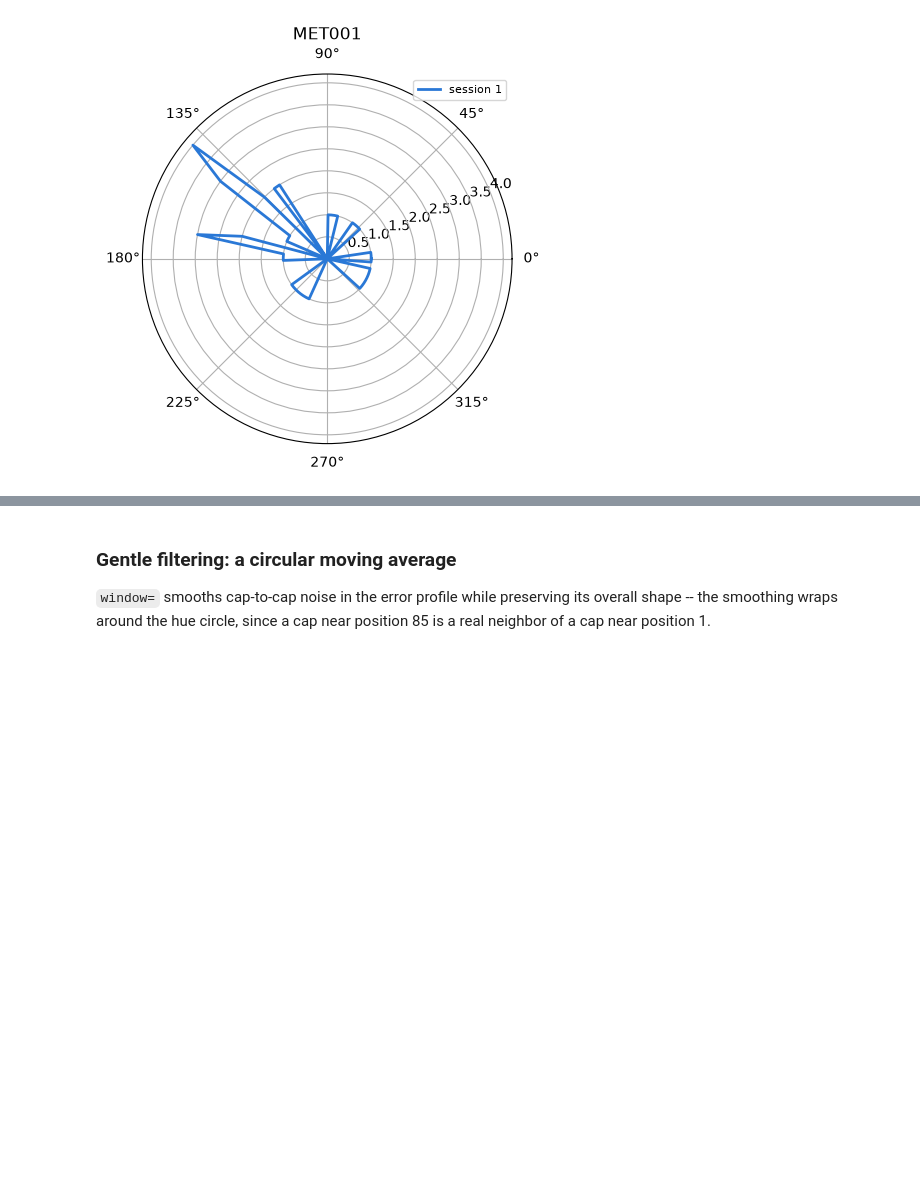
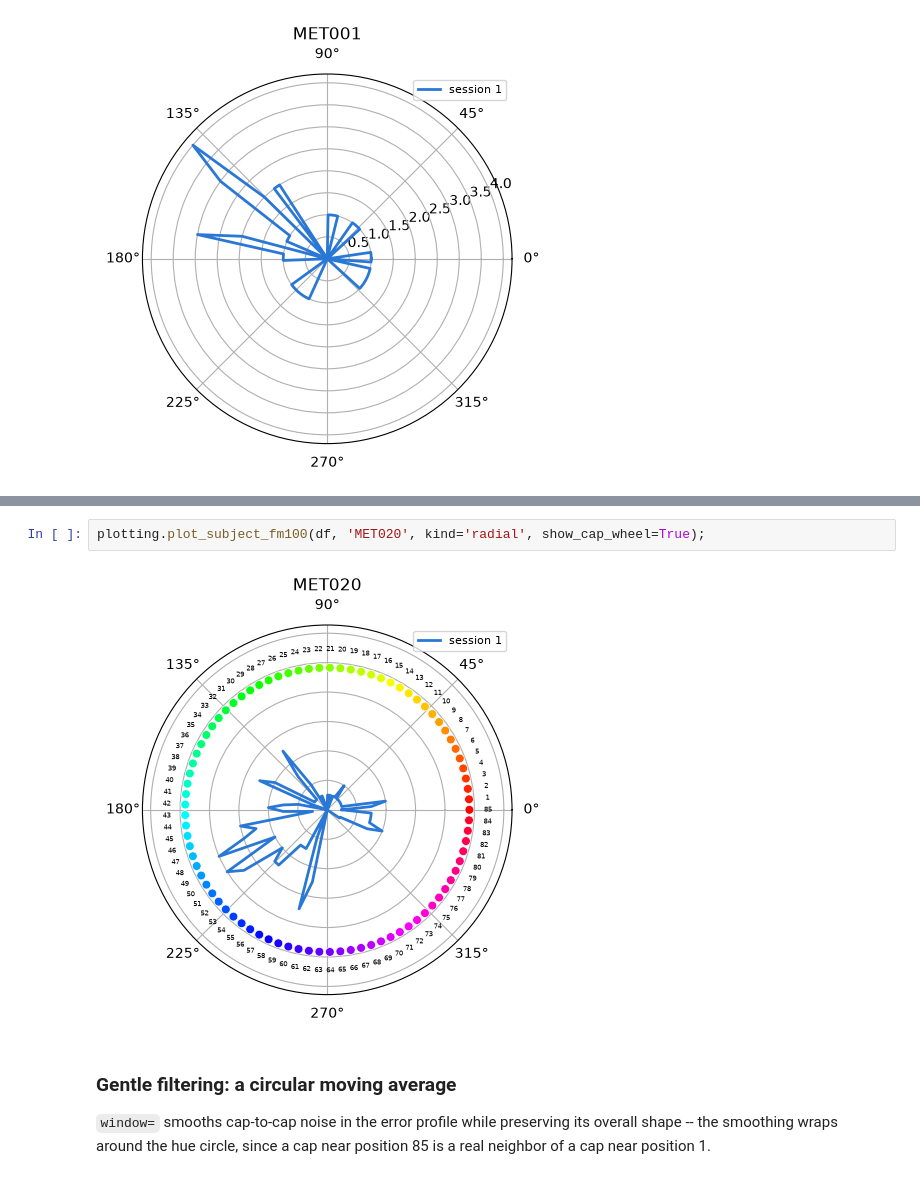
Before and after one commit to zevaz13/DataAnalysisGeneral, a Jupyter notebook: standardizedScores/FM100/notebooks/01_explore.ipynb, the cells around one changed output, grey strips where cells are left out. Cells and saved outputs as stored; diff of their text form; blank space fills up the shorter version.

```diff
--- a/standardizedScores/FM100/notebooks/01_explore.ipynb
+++ b/standardizedScores/FM100/notebooks/01_explore.ipynb
@@ -94,3 +103,7 @@ plotting.plot_subject_fm100(df, 'MET001', kind='radial');
+# %%
+plotting.plot_subject_fm100(df, 'MET020', kind='radial', show_cap_wheel=True);
+# %% [output]
+[figure, added]
 # %% [markdown]
 ### Gentle filtering: a circular moving average
 
```
Also changed, not shown: parts of 1 cell of this notebook, 13 other files.
